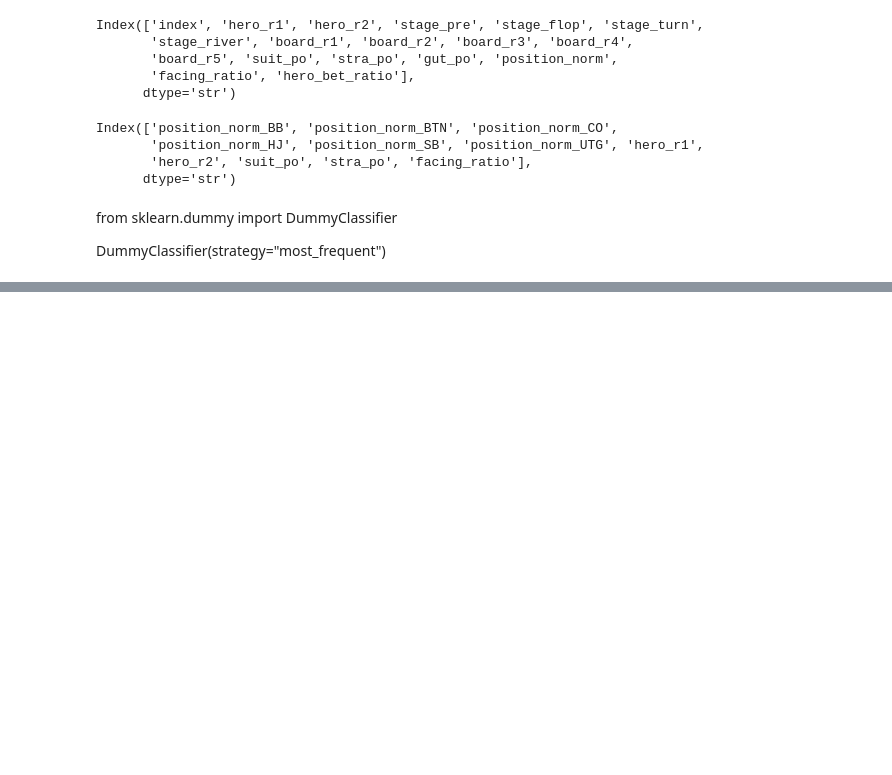
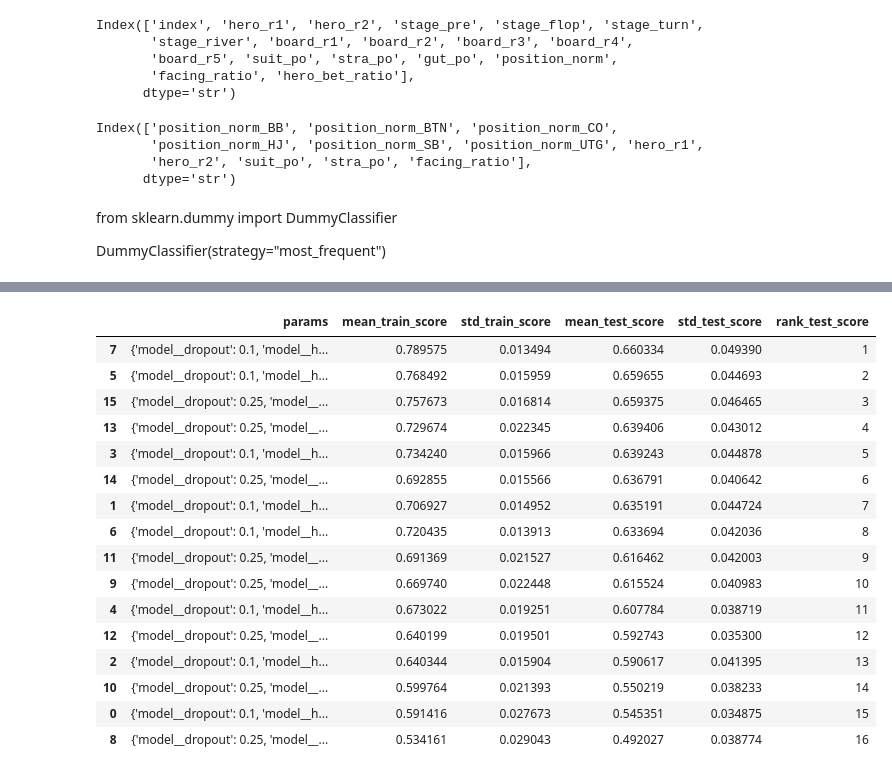
Before and after one commit to ivan1042/Poker_Machine_Learning, a Jupyter notebook: deep_learning.ipynb, the cells around one changed output, grey strips where cells are left out. Saved outputs shown, nothing was run; the diff lists cells and outputs as text; code cells hidden in the pictures; blank space fills up the shorter version.

Commit message:
trained and saved, but does not outperform

```diff
--- a/deep_learning.ipynb
+++ b/deep_learning.ipynb
@@ -1,6 +1,20 @@
 # %%
 import pandas as pd
 import matplotlib.pyplot as plt
+# %%
+import pandas as pd
+
+# Show every row
+pd.set_option('display.max_rows', None)
+
+# Show every column
+pd.set_option('display.max_columns', None)
+
+# Show full content of each cell (no truncation or "...")
+pd.set_option('display.max_colwidth', None)
+
+# Prevent long frames from wrapping lines across pages
+pd.set_option('display.expand_frame_repr', False)
 # %%
 data = pd.read_csv("data/parsed_save2.csv")
 # %%
@@ -216,3 +226,34 @@ print(best_index["mean_test_score"])
+# %%
+results = pd.DataFrame(search.cv_results_)
+
+results[
+    [
+        "params",
+        "mean_train_score",
+        "std_train_score",
+        "mean_test_score",
+        "std_test_score",
+        "rank_test_score",
+    ]
+].sort_values("rank_test_score")
+# %% [output]
+|  | params | mean_train_score | std_train_score | mean_test_score | std_test_score | rank_test_score |
+| 7 | {'model__dropout': 0.1, 'model__h... | 0.789575 | 0.013494 | 0.660334 | 0.049390 | 1 |
+| 5 | {'model__dropout': 0.1, 'model__h... | 0.768492 | 0.015959 | 0.659655 | 0.044693 | 2 |
+| 15 | {'model__dropout': 0.25, 'model__... | 0.757673 | 0.016814 | 0.659375 | 0.046465 | 3 |
+| 13 | {'model__dropout': 0.25, 'model__... | 0.729674 | 0.022345 | 0.639406 | 0.043012 | 4 |
+| 3 | {'model__dropout': 0.1, 'model__h... | 0.734240 | 0.015966 | 0.639243 | 0.044878 | 5 |
+| 14 | {'model__dropout': 0.25, 'model__... | 0.692855 | 0.015566 | 0.636791 | 0.040642 | 6 |
+| 1 | {'model__dropout': 0.1, 'model__h... | 0.706927 | 0.014952 | 0.635191 | 0.044724 | 7 |
+| 6 | {'model__dropout': 0.1, 'model__h... | 0.720435 | 0.013913 | 0.633694 | 0.042036 | 8 |
+| 11 | {'model__dropout': 0.25, 'model__... | 0.691369 | 0.021527 | 0.616462 | 0.042003 | 9 |
+| 9 | {'model__dropout': 0.25, 'model__... | 0.669740 | 0.022448 | 0.615524 | 0.040983 | 10 |
+| 4 | {'model__dropout': 0.1, 'model__h... | 0.673022 | 0.019251 | 0.607784 | 0.038719 | 11 |
+| 12 | {'model__dropout': 0.25, 'model__... | 0.640199 | 0.019501 | 0.592743 | 0.035300 | 12 |
+| 2 | {'model__dropout': 0.1, 'model__h... | 0.640344 | 0.015904 | 0.590617 | 0.041395 | 13 |
+| 10 | {'model__dropout': 0.25, 'model__... | 0.599764 | 0.021393 | 0.550219 | 0.038233 | 14 |
+| 0 | {'model__dropout': 0.1, 'model__h... | 0.591416 | 0.027673 | 0.545351 | 0.034875 | 15 |
+| 8 | {'model__dropout': 0.25, 'model__... | 0.534161 | 0.029043 | 0.492027 | 0.038774 | 16 |
 # %%
 from sklearn.metrics import confusion_matrix
 from sklearn.metrics import ConfusionMatrixDisplay
```
Also changed, not shown: parts of 8 cells of this notebook, 2 other files.
